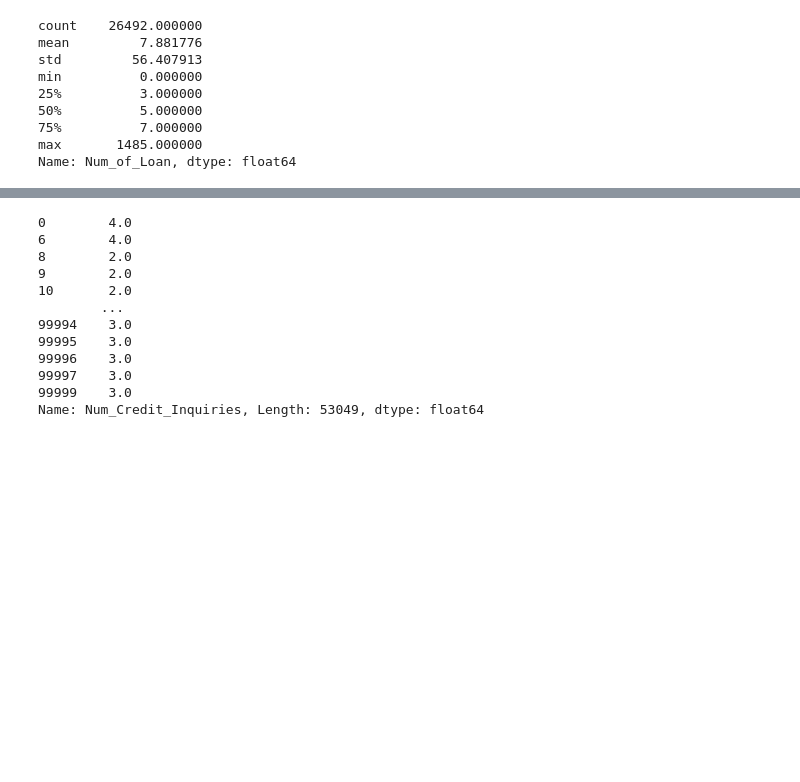
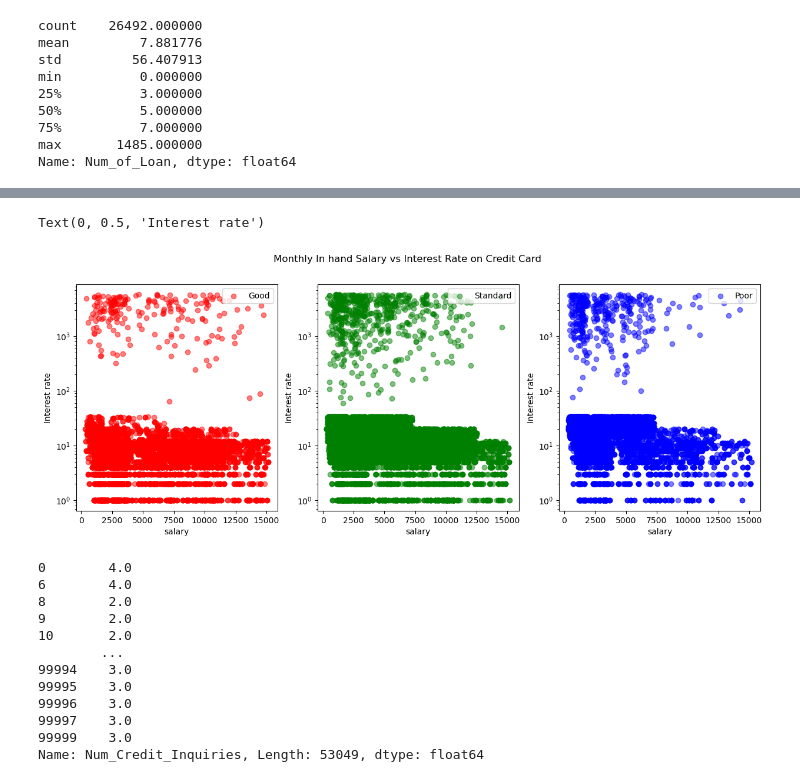
Before and after one commit to CSF0744/ECE225_final_project, a Jupyter notebook: final_project.ipynb, the cells around one changed output, grey strips where cells are left out. Cells and saved outputs as stored; diff of their text form; code cells hidden in the pictures; blank space fills up the shorter version.

```diff
--- a/final_project.ipynb
+++ b/final_project.ipynb
@@ -289,3 +278,38 @@ Name: Num_of_Loan, dtype: float64
+# %%
+#Interest rate
+
+w=salary[salary['Credit_Score']=='Good']['Interest_Rate']
+n=salary[salary['Credit_Score']=='Standard']['Interest_Rate']
+m=salary[salary['Credit_Score']=='Poor']['Interest_Rate']
+
+fig=plt.figure(figsize=(15,5))
+fig.suptitle('Monthly In hand Salary vs Interest Rate on Credit Card')
+fig.add_subplot(131)
+ax=plt.gca()
+plt.scatter(x,w,c='r',label='Good',alpha=0.5)
+ax.set_yscale('log')
+plt.legend(loc='upper right')
+plt.xlabel('salary')
+plt.ylabel('Interest rate')
+
+fig.add_subplot(132)
+ax=plt.gca()
+plt.scatter(y,n,c='g',label='Standard',alpha=0.5)
+plt.legend(loc='upper right')
+ax.set_yscale('log')
+plt.xlabel('salary')
+plt.ylabel('Interest rate')
+
+fig.add_subplot(133)
+ax=plt.gca()
+plt.scatter(z,m,c='b',label='Poor',alpha=0.5)
+plt.legend(loc='upper right')
+ax.set_yscale('log')
+plt.xlabel('salary')
+plt.ylabel('Interest rate')
+# %% [output]
+Text(0, 0.5, 'Interest rate')
+[figure, added]
 # %%
 # data we need to use
 # ['Annual_Income','Age','Occupation(one-hot encoding)',
```
Also changed, not shown: parts of 10 cells of this notebook.
